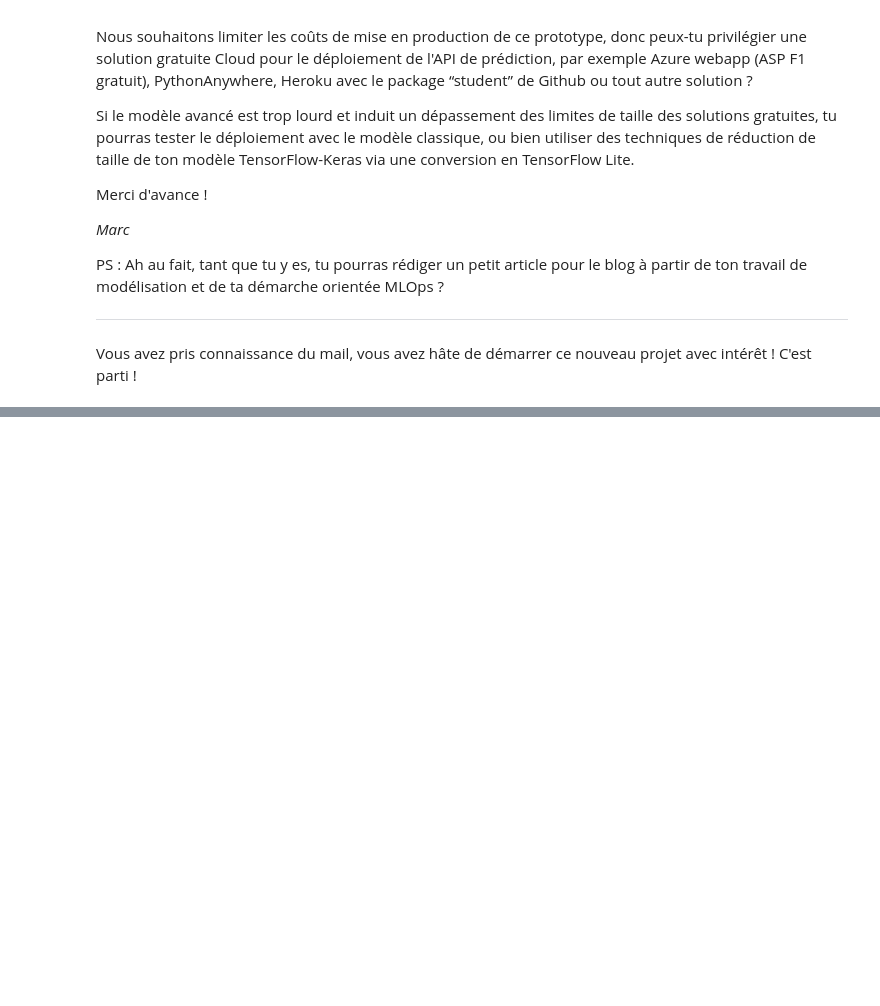
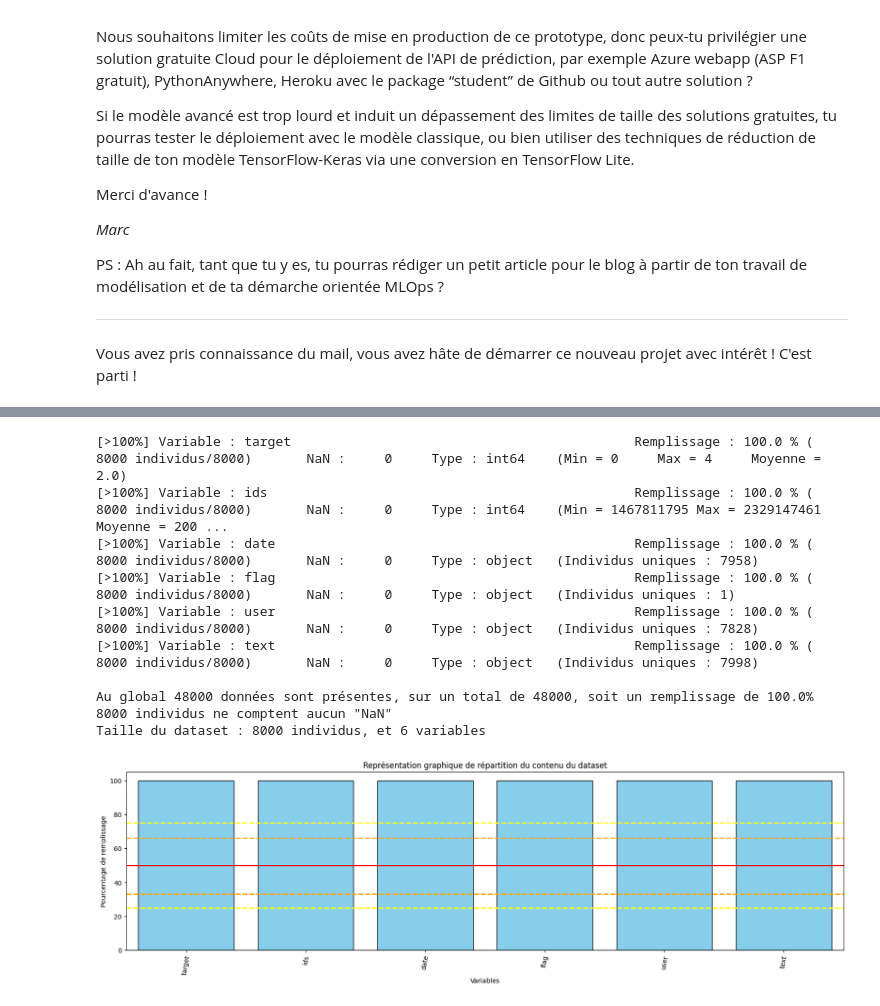
Before and after one commit to Jojo31100/Projet_7-Air_Paradis-PUBLIC, a Jupyter notebook: AirParadis_Notebook.ipynb, the cells around one changed output, grey strips where cells are left out. Cells and saved outputs as stored; diff of their text form; code cells hidden in the pictures; blank space fills up the shorter version.

```diff
--- a/AirParadis_Notebook.ipynb
+++ b/AirParadis_Notebook.ipynb
@@ -93,0 +374,17 @@ Vous avez pris connaissance du mail, vous avez hâte de démarrer ce nouveau pro
+# %%
+#Sous-échantillonnage de 8000 individus (5% des 1,6 million de Tweets), stratifié sur la variable "target"
+subDataframe, _ = train_test_split(dataframe, train_size=8000, stratify=dataframe["target"], random_state=23011977)
+# %%
+_visualisationDataset(subDataframe, 100, "Yes")
+# %% [output]
+[>100%] Variable : target                                            Remplissage : 100.0 % ( 8000 individus/8000)       NaN :     0     Type : int64    (Min = 0     Max = 4     Moyenne = 2.0)
+[>100%] Variable : ids                                               Remplissage : 100.0 % ( 8000 individus/8000)       NaN :     0     Type : int64    (Min = 1467811795 Max = 2329147461 Moyenne = 200 ...
+[>100%] Variable : date                                              Remplissage : 100.0 % ( 8000 individus/8000)       NaN :     0     Type : object   (Individus uniques : 7958)
+[>100%] Variable : flag                                              Remplissage : 100.0 % ( 8000 individus/8000)       NaN :     0     Type : object   (Individus uniques : 1)
+[>100%] Variable : user                                              Remplissage : 100.0 % ( 8000 individus/8000)       NaN :     0     Type : object   (Individus uniques : 7828)
+[>100%] Variable : text                                              Remplissage : 100.0 % ( 8000 individus/8000)       NaN :     0     Type : object   (Individus uniques : 7998)
+
+Au global 48000 données sont présentes, sur un total de 48000, soit un remplissage de 100.0%
+8000 individus ne comptent aucun "NaN"
+Taille du dataset : 8000 individus, et 6 variables
+[figure, added]
```
Also changed, not shown: parts of 15 cells of this notebook.
